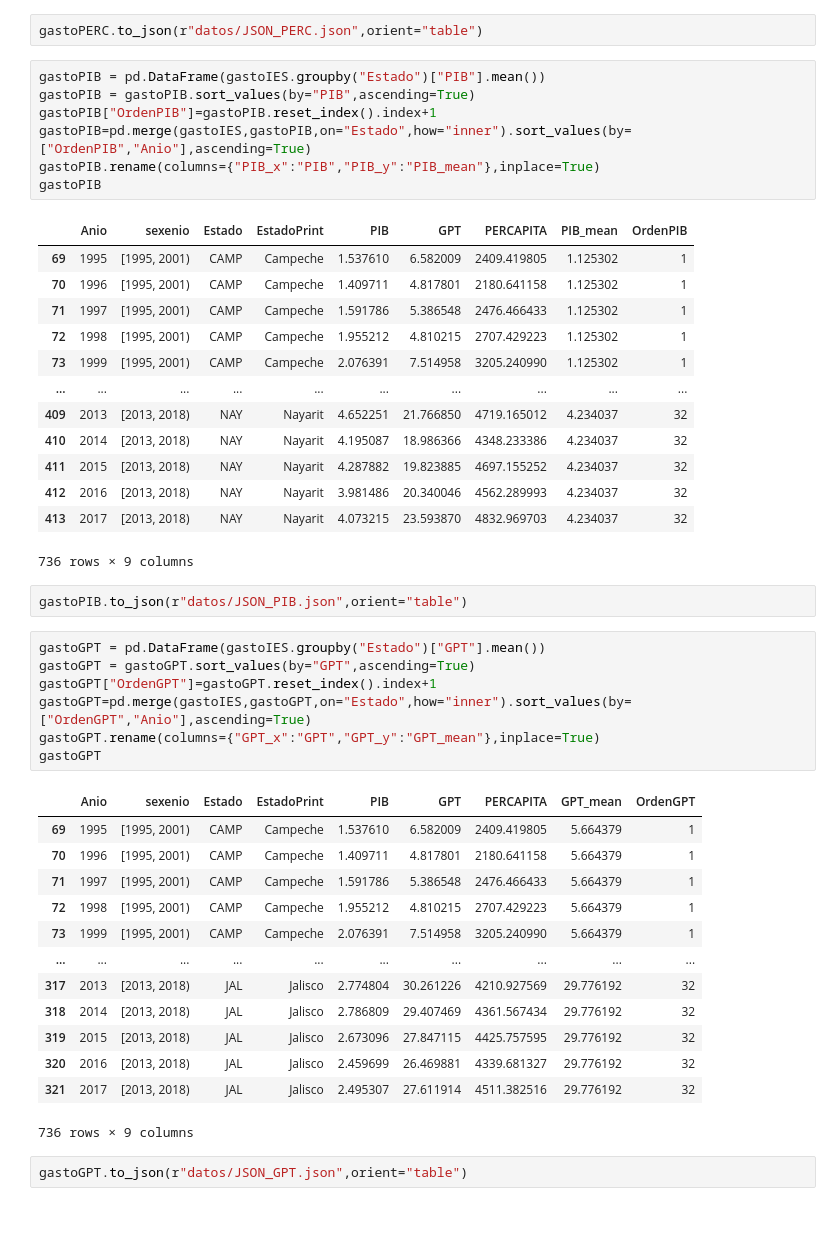
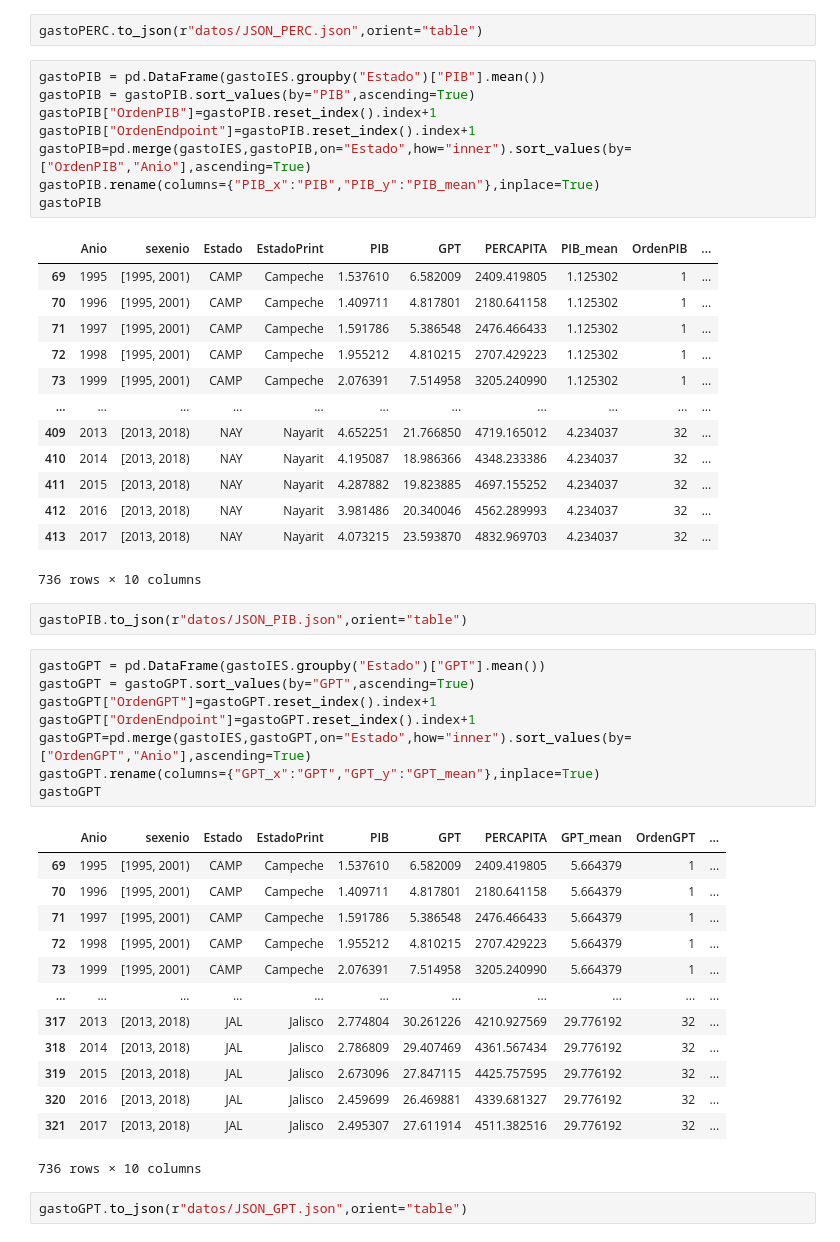
Before and after one commit to omgaldamez/finalWebSalud, a Jupyter notebook: dist/PY_GASTO.ipynb, the cells around one changed output. Saved outputs shown, nothing was run; the diff lists cells and outputs as text.

Commit message:
todos heats graf s
falta mean, solo en PERC ok

```diff
--- a/dist/PY_GASTO.ipynb
+++ b/dist/PY_GASTO.ipynb
@@ -241,47 +242,49 @@ gastoPERC.to_json(r"datos/JSON_PERC.json",orient="table")
 # %%
 gastoPIB = pd.DataFrame(gastoIES.groupby("Estado")["PIB"].mean())
 gastoPIB = gastoPIB.sort_values(by="PIB",ascending=True)
 gastoPIB["OrdenPIB"]=gastoPIB.reset_index().index+1
+gastoPIB["OrdenEndpoint"]=gastoPIB.reset_index().index+1
 gastoPIB=pd.merge(gastoIES,gastoPIB,on="Estado",how="inner").sort_values(by=["OrdenPIB","Anio"],ascending=True)
 gastoPIB.rename(columns={"PIB_x":"PIB","PIB_y":"PIB_mean"},inplace=True)
 gastoPIB
 # %% [output]
-|  | Anio | sexenio | Estado | EstadoPrint | PIB | GPT | PERCAPITA | PIB_mean | OrdenPIB |
-| 69 | 1995 | [1995, 2001) | CAMP | Campeche | 1.537610 | 6.582009 | 2409.419805 | 1.125302 | 1 |
-| 70 | 1996 | [1995, 2001) | CAMP | Campeche | 1.409711 | 4.817801 | 2180.641158 | 1.125302 | 1 |
-| 71 | 1997 | [1995, 2001) | CAMP | Campeche | 1.591786 | 5.386548 | 2476.466433 | 1.125302 | 1 |
-| 72 | 1998 | [1995, 2001) | CAMP | Campeche | 1.955212 | 4.810215 | 2707.429223 | 1.125302 | 1 |
-| 73 | 1999 | [1995, 2001) | CAMP | Campeche | 2.076391 | 7.514958 | 3205.240990 | 1.125302 | 1 |
-| ... | ... | ... | ... | ... | ... | ... | ... | ... | ... |
-| 409 | 2013 | [2013, 2018) | NAY | Nayarit | 4.652251 | 21.766850 | 4719.165012 | 4.234037 | 32 |
-| 410 | 2014 | [2013, 2018) | NAY | Nayarit | 4.195087 | 18.986366 | 4348.233386 | 4.234037 | 32 |
-| 411 | 2015 | [2013, 2018) | NAY | Nayarit | 4.287882 | 19.823885 | 4697.155252 | 4.234037 | 32 |
-| 412 | 2016 | [2013, 2018) | NAY | Nayarit | 3.981486 | 20.340046 | 4562.289993 | 4.234037 | 32 |
-| 413 | 2017 | [2013, 2018) | NAY | Nayarit | 4.073215 | 23.593870 | 4832.969703 | 4.234037 | 32 |
+|  | Anio | sexenio | Estado | EstadoPrint | PIB | GPT | PERCAPITA | PIB_mean | OrdenPIB | ... |
+| 69 | 1995 | [1995, 2001) | CAMP | Campeche | 1.537610 | 6.582009 | 2409.419805 | 1.125302 | 1 | ... |
+| 70 | 1996 | [1995, 2001) | CAMP | Campeche | 1.409711 | 4.817801 | 2180.641158 | 1.125302 | 1 | ... |
+| 71 | 1997 | [1995, 2001) | CAMP | Campeche | 1.591786 | 5.386548 | 2476.466433 | 1.125302 | 1 | ... |
+| 72 | 1998 | [1995, 2001) | CAMP | Campeche | 1.955212 | 4.810215 | 2707.429223 | 1.125302 | 1 | ... |
+| 73 | 1999 | [1995, 2001) | CAMP | Campeche | 2.076391 | 7.514958 | 3205.240990 | 1.125302 | 1 | ... |
+| ... | ... | ... | ... | ... | ... | ... | ... | ... | ... | ... |
+| 409 | 2013 | [2013, 2018) | NAY | Nayarit | 4.652251 | 21.766850 | 4719.165012 | 4.234037 | 32 | ... |
+| 410 | 2014 | [2013, 2018) | NAY | Nayarit | 4.195087 | 18.986366 | 4348.233386 | 4.234037 | 32 | ... |
+| 411 | 2015 | [2013, 2018) | NAY | Nayarit | 4.287882 | 19.823885 | 4697.155252 | 4.234037 | 32 | ... |
+| 412 | 2016 | [2013, 2018) | NAY | Nayarit | 3.981486 | 20.340046 | 4562.289993 | 4.234037 | 32 | ... |
+| 413 | 2017 | [2013, 2018) | NAY | Nayarit | 4.073215 | 23.593870 | 4832.969703 | 4.234037 | 32 | ... |
-736 rows × 9 columns
+736 rows × 10 columns
 # %%
 gastoPIB.to_json(r"datos/JSON_PIB.json",orient="table")
 # %%
 gastoGPT = pd.DataFrame(gastoIES.groupby("Estado")["GPT"].mean())
 gastoGPT = gastoGPT.sort_values(by="GPT",ascending=True)
 gastoGPT["OrdenGPT"]=gastoGPT.reset_index().index+1
+gastoGPT["OrdenEndpoint"]=gastoGPT.reset_index().index+1
 gastoGPT=pd.merge(gastoIES,gastoGPT,on="Estado",how="inner").sort_values(by=["OrdenGPT","Anio"],ascending=True)
 gastoGPT.rename(columns={"GPT_x":"GPT","GPT_y":"GPT_mean"},inplace=True)
 gastoGPT
 # %% [output]
-|  | Anio | sexenio | Estado | EstadoPrint | PIB | GPT | PERCAPITA | GPT_mean | OrdenGPT |
-| 69 | 1995 | [1995, 2001) | CAMP | Campeche | 1.537610 | 6.582009 | 2409.419805 | 5.664379 | 1 |
-| 70 | 1996 | [1995, 2001) | CAMP | Campeche | 1.409711 | 4.817801 | 2180.641158 | 5.664379 | 1 |
-| 71 | 1997 | [1995, 2001) | CAMP | Campeche | 1.591786 | 5.386548 | 2476.466433 | 5.664379 | 1 |
-| 72 | 1998 | [1995, 2001) | CAMP | Campeche | 1.955212 | 4.810215 | 2707.429223 | 5.664379 | 1 |
-| 73 | 1999 | [1995, 2001) | CAMP | Campeche | 2.076391 | 7.514958 | 3205.240990 | 5.664379 | 1 |
-| ... | ... | ... | ... | ... | ... | ... | ... | ... | ... |
-| 317 | 2013 | [2013, 2018) | JAL | Jalisco | 2.774804 | 30.261226 | 4210.927569 | 29.776192 | 32 |
-| 318 | 2014 | [2013, 2018) | JAL | Jalisco | 2.786809 | 29.407469 | 4361.567434 | 29.776192 | 32 |
-| 319 | 2015 | [2013, 2018) | JAL | Jalisco | 2.673096 | 27.847115 | 4425.757595 | 29.776192 | 32 |
-| 320 | 2016 | [2013, 2018) | JAL | Jalisco | 2.459699 | 26.469881 | 4339.681327 | 29.776192 | 32 |
-| 321 | 2017 | [2013, 2018) | JAL | Jalisco | 2.495307 | 27.611914 | 4511.382516 | 29.776192 | 32 |
+|  | Anio | sexenio | Estado | EstadoPrint | PIB | GPT | PERCAPITA | GPT_mean | OrdenGPT | ... |
+| 69 | 1995 | [1995, 2001) | CAMP | Campeche | 1.537610 | 6.582009 | 2409.419805 | 5.664379 | 1 | ... |
+| 70 | 1996 | [1995, 2001) | CAMP | Campeche | 1.409711 | 4.817801 | 2180.641158 | 5.664379 | 1 | ... |
+| 71 | 1997 | [1995, 2001) | CAMP | Campeche | 1.591786 | 5.386548 | 2476.466433 | 5.664379 | 1 | ... |
+| 72 | 1998 | [1995, 2001) | CAMP | Campeche | 1.955212 | 4.810215 | 2707.429223 | 5.664379 | 1 | ... |
+| 73 | 1999 | [1995, 2001) | CAMP | Campeche | 2.076391 | 7.514958 | 3205.240990 | 5.664379 | 1 | ... |
+| ... | ... | ... | ... | ... | ... | ... | ... | ... | ... | ... |
+| 317 | 2013 | [2013, 2018) | JAL | Jalisco | 2.774804 | 30.261226 | 4210.927569 | 29.776192 | 32 | ... |
+| 318 | 2014 | [2013, 2018) | JAL | Jalisco | 2.786809 | 29.407469 | 4361.567434 | 29.776192 | 32 | ... |
+| 319 | 2015 | [2013, 2018) | JAL | Jalisco | 2.673096 | 27.847115 | 4425.757595 | 29.776192 | 32 | ... |
+| 320 | 2016 | [2013, 2018) | JAL | Jalisco | 2.459699 | 26.469881 | 4339.681327 | 29.776192 | 32 | ... |
+| 321 | 2017 | [2013, 2018) | JAL | Jalisco | 2.495307 | 27.611914 | 4511.382516 | 29.776192 | 32 | ... |
-736 rows × 9 columns
+736 rows × 10 columns
 # %%
 gastoGPT.to_json(r"datos/JSON_GPT.json",orient="table")
 # %%
```
Also changed, not shown: parts of 2 cells of this notebook, 8 other files.
